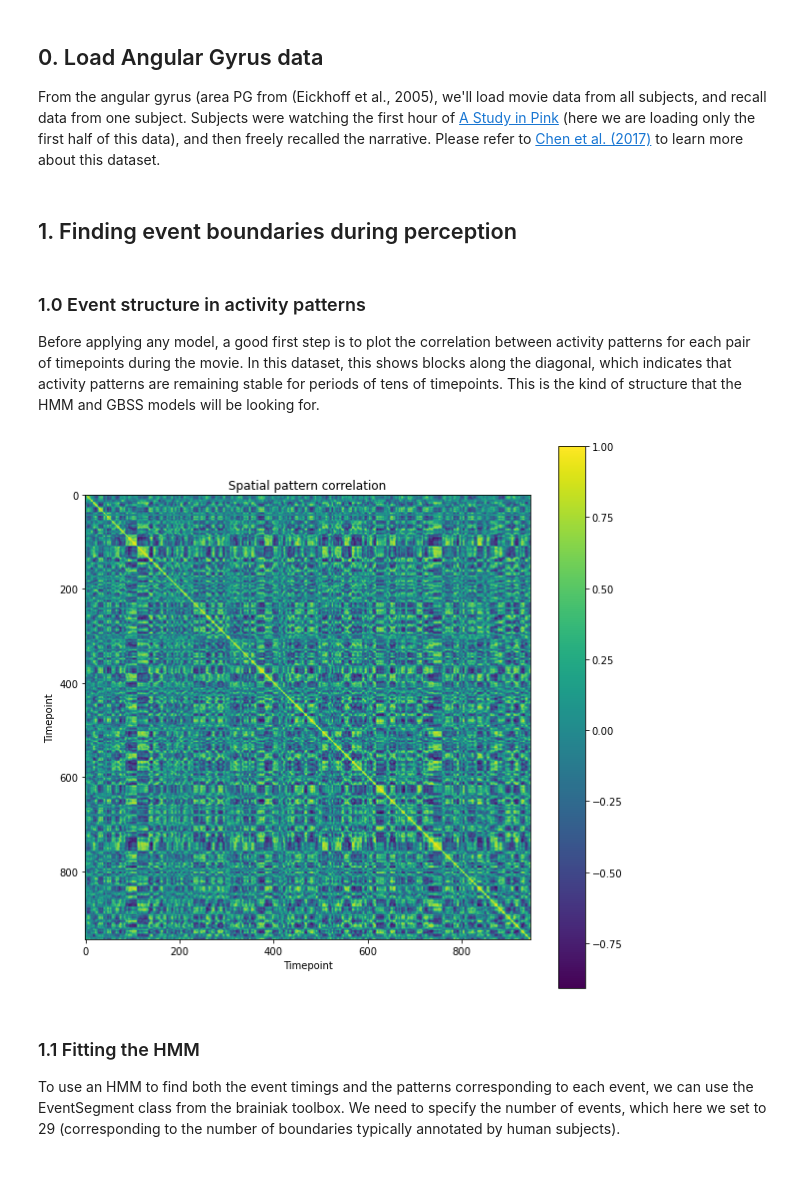
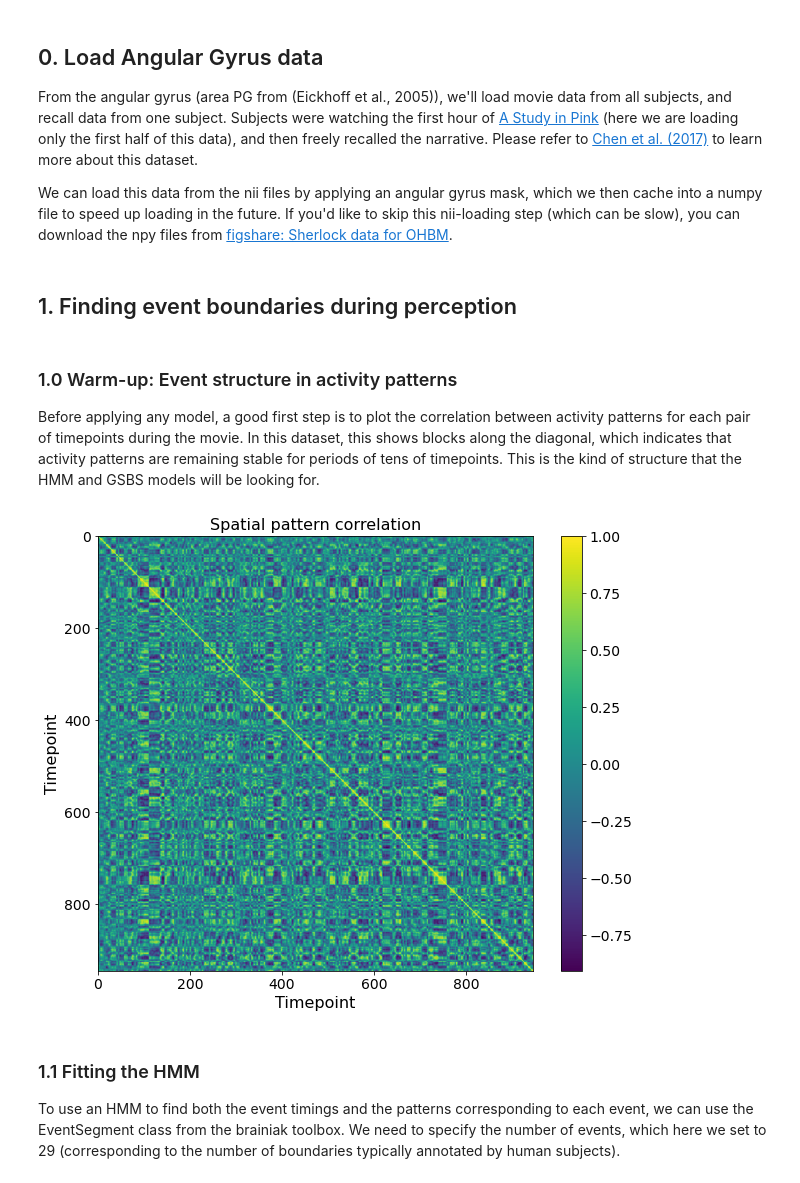
Before and after one commit to naturalistic-data-analysis/tutorial_development, a Jupyter notebook: event-segmentation/event-segmentation.ipynb, the cells around one changed output. Cells and saved outputs as stored; diff of their text form; code cells hidden in the pictures.

```diff
--- a/event-segmentation/event-segmentation.ipynb
+++ b/event-segmentation/event-segmentation.ipynb
@@ -8,8 +8,12 @@ import numpy as np
 from brainiak.eventseg.event import EventSegment
 import nibabel as nib
 from nilearn.masking import apply_mask
-from scipy.stats import zscore
+from scipy.stats import zscore, norm
 
 from matplotlib import pyplot as plt
 import matplotlib.patches as patches
 %matplotlib inline
+
+smallsize=14; mediumsize=16; largesize=18
+plt.rc('xtick', labelsize=smallsize); plt.rc('ytick', labelsize=smallsize); plt.rc('legend', fontsize=mediumsize)
+plt.rc('figure', titlesize=largesize); plt.rc('axes', labelsize=mediumsize); plt.rc('axes', titlesize=mediumsize)
@@ -16,7 +24,9 @@ import matplotlib.patches as patches
 # %% [markdown]
 ## 0. Load Angular Gyrus data
 
-From the angular gyrus (area PG from (Eickhoff et al., 2005), we'll load movie data from all subjects, and recall data from one subject. Subjects were watching the first hour of [A Study in Pink](https://en.wikipedia.org/wiki/A_Study_in_Pink) (here we are loading only the first half of this data), and then freely recalled the narrative. Please refer to [Chen et al. (2017)](https://doi.org/10.1038/nn.4450) to learn more about this dataset.
+From the angular gyrus (area PG from (Eickhoff et al., 2005)), we'll load movie data from all subjects, and recall data from one subject. Subjects were watching the first hour of [A Study in Pink](https://en.wikipedia.org/wiki/A_Study_in_Pink) (here we are loading only the first half of this data), and then freely recalled the narrative. Please refer to [Chen et al. (2017)](https://doi.org/10.1038/nn.4450) to learn more about this dataset.
+
+We can load this data from the nii files by applying an angular gyrus mask, which we then cache into a numpy file to speed up loading in the future. If you'd like to skip this nii-loading step (which can be slow), you can download the npy files from [figshare: Sherlock data for OHBM](https://figshare.com/articles/Sherlock_data_for_OHBM/12436955).
 # %%
 if (not os.path.exists('Sherlock_AG_movie.npy') or
     not os.path.exists('Sherlock_AG_recall.npy')):
@@ -47,18 +57,18 @@ movie_group = np.mean(movie, axis=0)
 # %% [markdown]
 ## 1. Finding event boundaries during perception
 # %% [markdown]
-### 1.0 Event structure in activity patterns
+### 1.0 Warm-up: Event structure in activity patterns
 
-Before applying any model, a good first step is to plot the correlation between activity patterns for each pair of timepoints during the movie. In this dataset, this shows blocks along the diagonal, which indicates that activity patterns are remaining stable for periods of tens of timepoints. This is the kind of structure that the HMM and GBSS models will be looking for.
+Before applying any model, a good first step is to plot the correlation between activity patterns for each pair of timepoints during the movie. In this dataset, this shows blocks along the diagonal, which indicates that activity patterns are remaining stable for periods of tens of timepoints. This is the kind of structure that the HMM and GSBS models will be looking for.
 # %%
-plt.figure(figsize=(10,10))
+plt.figure(figsize=(10,8))
 plt.imshow(np.corrcoef(movie_group))
 plt.xlabel('Timepoint')
 plt.ylabel('Timepoint')
 plt.colorbar()
 plt.title('Spatial pattern correlation');
 # %% [output]
-[figure, old version]
+[figure, new version]
 # %% [markdown]
 ### 1.1 Fitting the HMM
 
```
Also changed, not shown: parts of 37 cells of this notebook.
